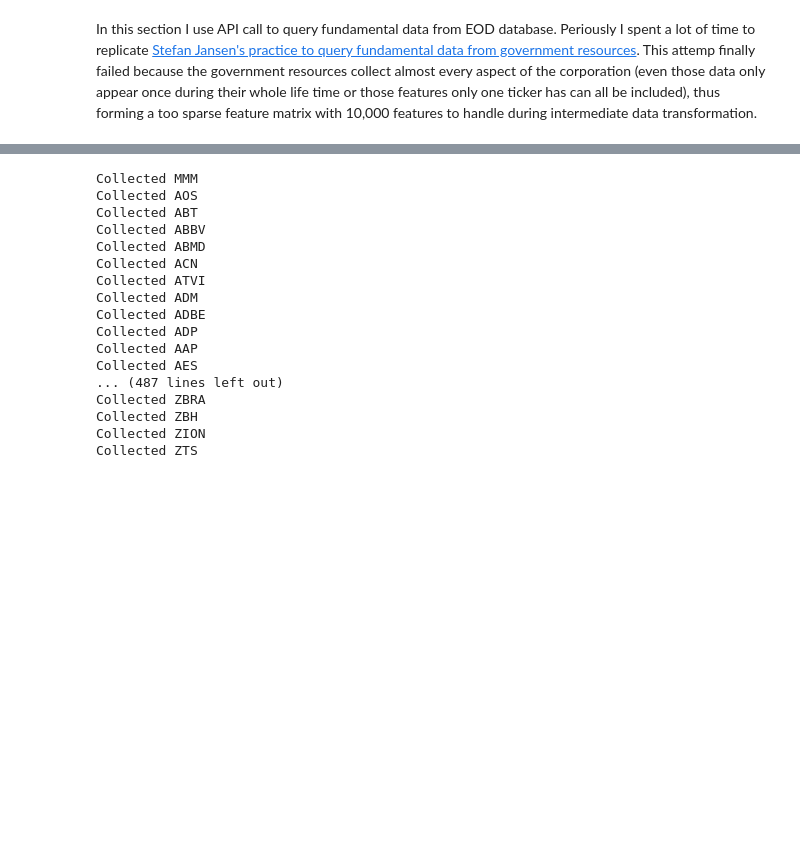
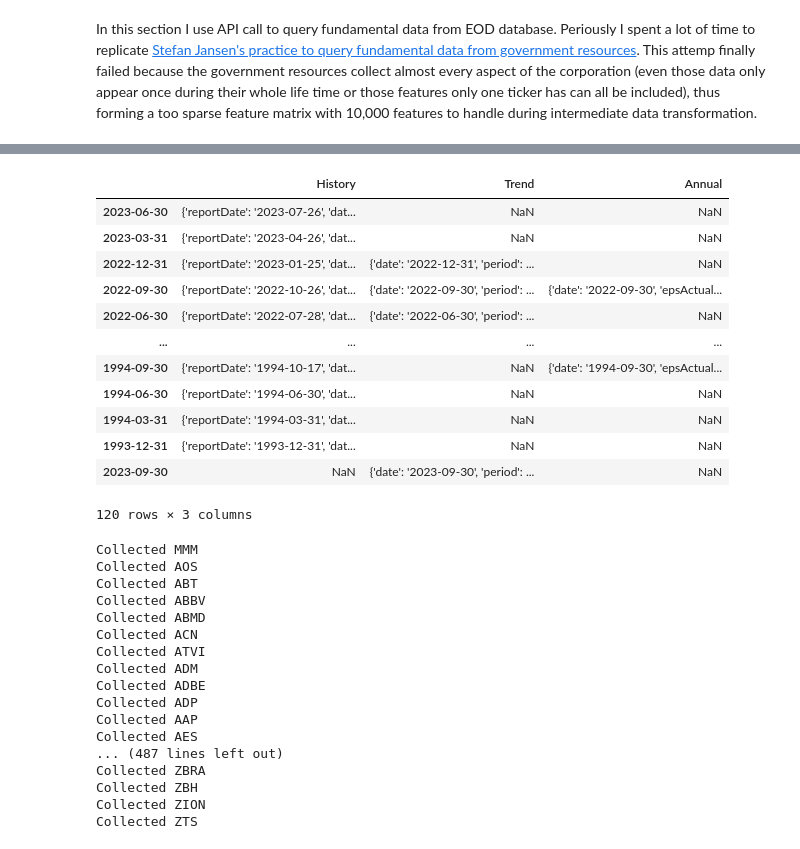
Before and after one commit to yzyk/ai-stock-selection, a Jupyter notebook: data/collect fundamental data.ipynb, the cells around one changed output, grey strips where cells are left out. Cells and saved outputs as stored; diff of their text form; code cells hidden in the pictures; blank space fills up the shorter version.

```diff
--- a/data/collect fundamental data.ipynb
+++ b/data/collect fundamental data.ipynb
@@ -1,7 +1,7 @@
 # %% [markdown]
 In this section I use API call to query fundamental data from EOD database. Periously I spent a lot of time to replicate [Stefan Jansen's practice to query fundamental data from government resources](https://github.com/stefan-jansen/machine-learning-for-trading/blob/main/02_market_and_fundamental_data/04_sec_edgar/edgar_xbrl.ipynb). This attemp finally failed because the government resources collect almost every aspect of the corporation (even those data only appear once during their whole life time or those features only one ticker has can all be included), thus forming a too sparse feature matrix with 10,000 features to handle during intermediate data transformation.
 # %%
-api_key = "*********"
+api_key = "633ca2a0d16e21.68445472"
 
 
 # Libraries
@@ -13,3 +13,5 @@ from datetime import datetime, timedelta
 
 # EOD Historical Data client
 client = EodHistoricalData(api_key)
+# %%
+fund_data = client.get_fundamental_equity('AAPL')
@@ -16,3 +34,19 @@ client = EodHistoricalData(api_key)
+# %%
+pd.DataFrame(fund_data['Earnings'])
+# %% [output]
+|  | History | Trend | Annual |
+| 2023-06-30 | {'reportDate': '2023-07-26', 'dat... | NaN | NaN |
+| 2023-03-31 | {'reportDate': '2023-04-26', 'dat... | NaN | NaN |
+| 2022-12-31 | {'reportDate': '2023-01-25', 'dat... | {'date': '2022-12-31', 'period': ... | NaN |
+| 2022-09-30 | {'reportDate': '2022-10-26', 'dat... | {'date': '2022-09-30', 'period': ... | {'date': '2022-09-30', 'epsActual... |
+| 2022-06-30 | {'reportDate': '2022-07-28', 'dat... | {'date': '2022-06-30', 'period': ... | NaN |
+| ... | ... | ... | ... |
+| 1994-09-30 | {'reportDate': '1994-10-17', 'dat... | NaN | {'date': '1994-09-30', 'epsActual... |
+| 1994-06-30 | {'reportDate': '1994-06-30', 'dat... | NaN | NaN |
+| 1994-03-31 | {'reportDate': '1994-03-31', 'dat... | NaN | NaN |
+| 1993-12-31 | {'reportDate': '1993-12-31', 'dat... | NaN | NaN |
+| 2023-09-30 | NaN | {'date': '2023-09-30', 'period': ... | NaN |
+120 rows × 3 columns
 # %%
 def getFundamentals(ticker):
     """
```
Also changed, not shown: parts of 2 cells of this notebook, 10 other files.
